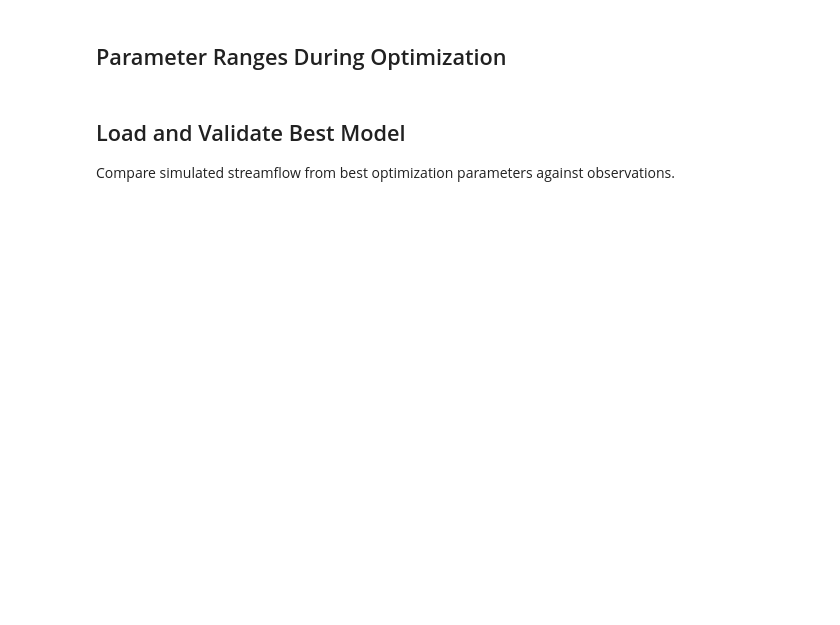
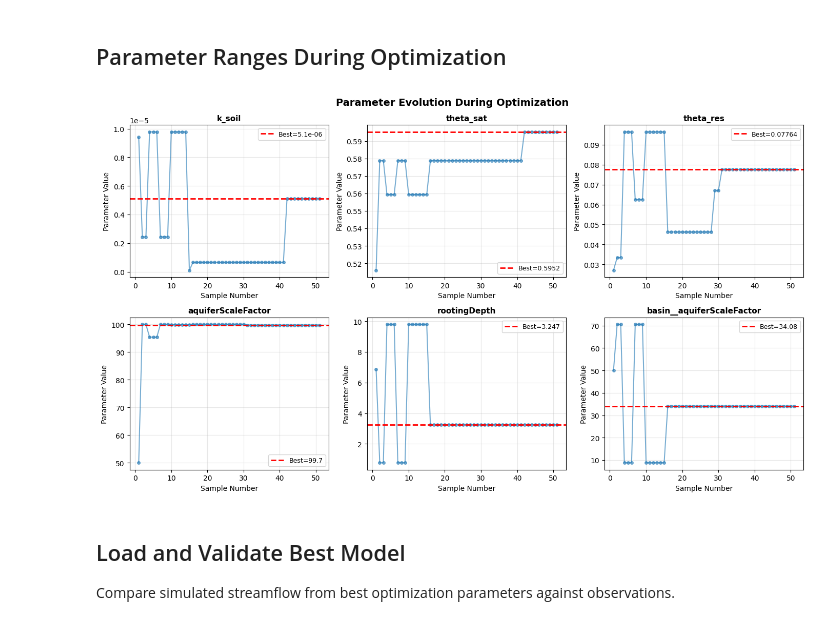
Before and after one commit to dlhogan97/CONFLUENCE-uwmtnhydro, a Jupyter notebook: ess-project/modeling/optimization/Analyze_Optimization_Results.ipynb, the cells around one changed output. Saved outputs shown, nothing was run; the diff lists cells and outputs as text; code cells hidden in the pictures; blank space fills up the shorter version.

```diff
--- a/ess-project/modeling/optimization/Analyze_Optimization_Results.ipynb
+++ b/ess-project/modeling/optimization/Analyze_Optimization_Results.ipynb
@@ -167,39 +372,49 @@ if 'dds_history' in locals():
 ## Parameter Ranges During Optimization
 # %%
 if 'dds_history' in locals() and 'best_params_df' in locals():
+    # Use same iteration values as convergence plot
+    if 'iteration' in dds_history.columns and dds_history['iteration'].max() > 0:
+        iter_vals = dds_history['iteration']
+        iter_label = 'Iteration'
+    else:
+        iter_vals = dds_history.index + 1
+        iter_label = 'Sample Number'
+
     # Create parameter variation plot
     fig, axes = plt.subplots(2, 3, figsize=(14, 8))
     axes = axes.flatten()
 
     for idx, (_, row) in enumerate(best_params_df.iterrows()):
         if idx >= len(axes):
             break
 
         param = row['parameter']
         best_value = row['value']
 
         if param in dds_history.columns:
             ax = axes[idx]
 
             # Plot parameter evolution
-            ax.plot(dds_history['iteration'], dds_history[param], 'o-',
+            ax.plot(iter_vals, dds_history[param], 'o-',
                    alpha=0.6, markersize=4)
             ax.axhline(best_value, color='r', linestyle='--', linewidth=2,
                        label=f'Best={best_value:.4g}')
 
-            ax.set_xlabel('Iteration', fontsize=10)
+            ax.set_xlabel(iter_label, fontsize=10)
             ax.set_ylabel('Parameter Value', fontsize=10)
             ax.set_title(param, fontsize=11, fontweight='bold')
             ax.legend(fontsize=9)
             ax.grid(True, alpha=0.3)
 
     # Hide unused subplots
     for idx in range(len(best_params_df), len(axes)):
         axes[idx].set_visible(False)
 
     plt.suptitle('Parameter Evolution During Optimization', fontsize=14, fontweight='bold')
     plt.tight_layout()
     plt.show()
+# %% [output]
+[figure, added]
 # %% [markdown]
 ## Load and Validate Best Model
 
```
Also changed, not shown: parts of 13 cells of this notebook, 6 other files.
